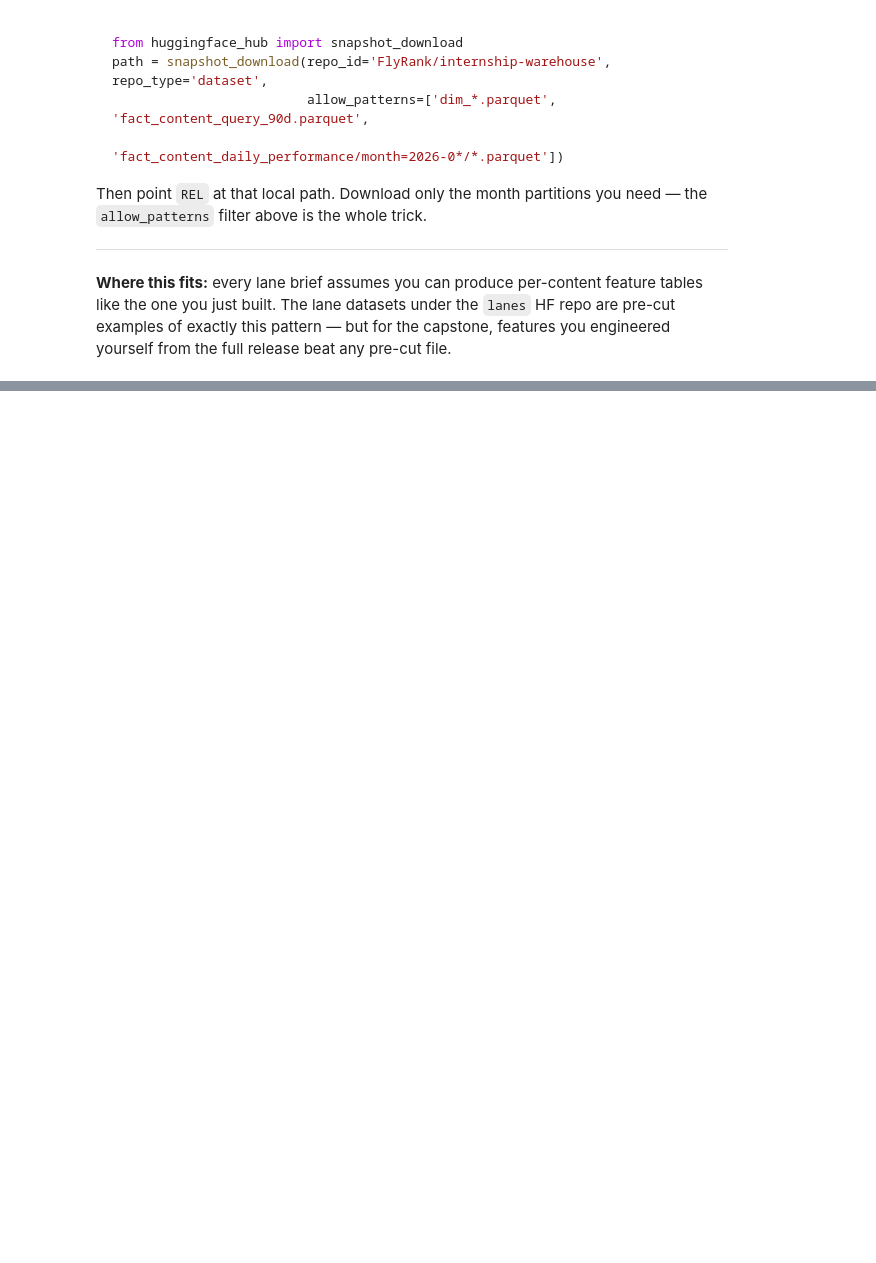
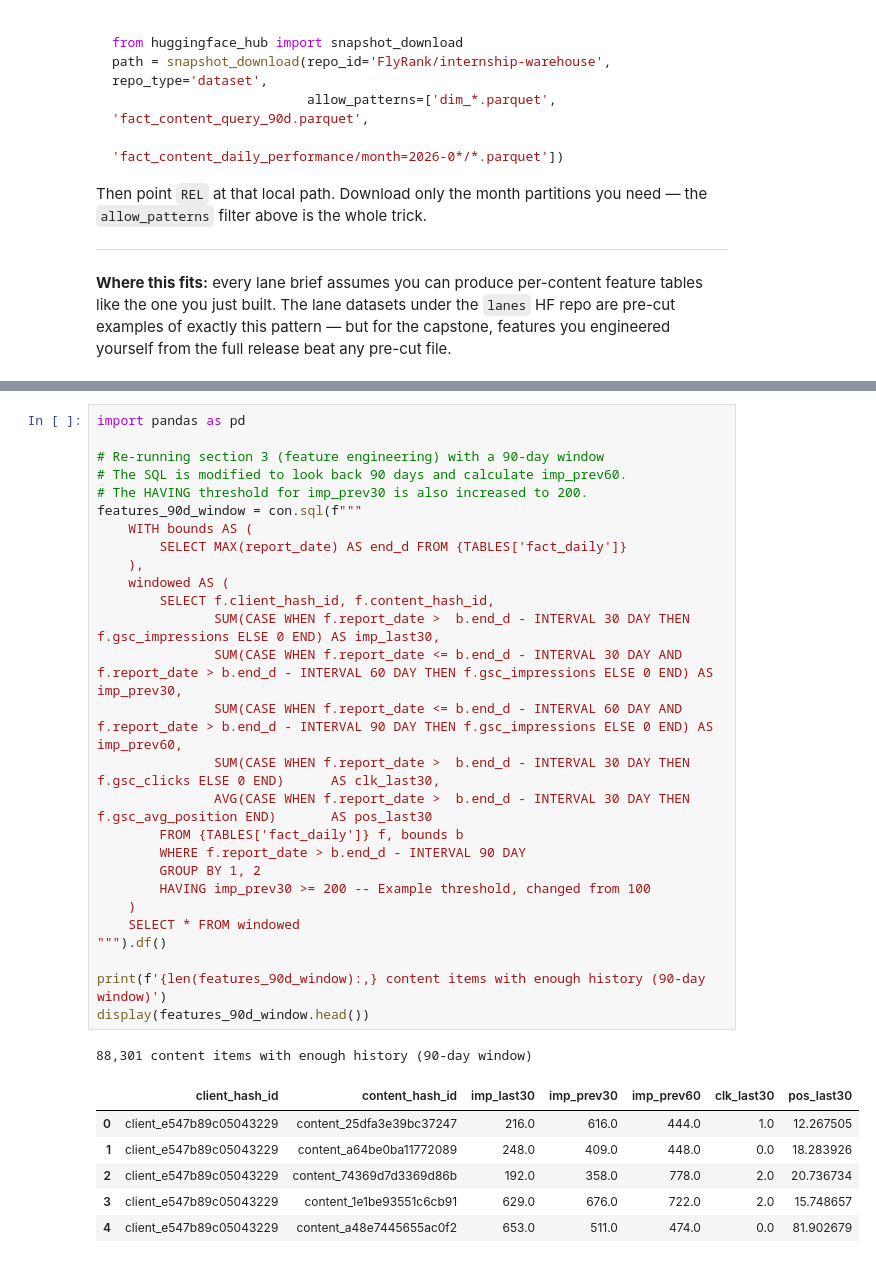
Before and after one commit to rish7186/flyrank-ml-internship-starter, a Jupyter notebook: notebooks/03_working_with_the_full_release.ipynb, the cells around one changed output, grey strips where cells are left out. Cells and saved outputs as stored; diff of their text form; blank space fills up the shorter version.

```diff
--- a/notebooks/03_working_with_the_full_release.ipynb
+++ b/notebooks/03_working_with_the_full_release.ipynb
@@ -173,0 +234,35 @@ release beat any pre-cut file.
+# %%
+import pandas as pd
+
+# Re-running section 3 (feature engineering) with a 90-day window
+# The SQL is modified to look back 90 days and calculate imp_prev60.
+# The HAVING threshold for imp_prev30 is also increased to 200.
+features_90d_window = con.sql(f"""
+    WITH bounds AS (
+        SELECT MAX(report_date) AS end_d FROM {TABLES['fact_daily']}
+    ),
+    windowed AS (
+        SELECT f.client_hash_id, f.content_hash_id,
+               SUM(CASE WHEN f.report_date >  b.end_d - INTERVAL 30 DAY THEN f.gsc_impressions ELSE 0 END) AS imp_last30,
+               SUM(CASE WHEN f.report_date <= b.end_d - INTERVAL 30 DAY AND f.report_date > b.end_d - INTERVAL 60 DAY THEN f.gsc_impressions ELSE 0 END) AS imp_prev30,
+               SUM(CASE WHEN f.report_date <= b.end_d - INTERVAL 60 DAY AND f.report_date > b.end_d - INTERVAL 90 DAY THEN f.gsc_impressions ELSE 0 END) AS imp_prev60,
+               SUM(CASE WHEN f.report_date >  b.end_d - INTERVAL 30 DAY THEN f.gsc_clicks ELSE 0 END)      AS clk_last30,
+               AVG(CASE WHEN f.report_date >  b.end_d - INTERVAL 30 DAY THEN f.gsc_avg_position END)       AS pos_last30
+        FROM {TABLES['fact_daily']} f, bounds b
+        WHERE f.report_date > b.end_d - INTERVAL 90 DAY
+        GROUP BY 1, 2
+        HAVING imp_prev30 >= 200 -- Example threshold, changed from 100
+    )
+    SELECT * FROM windowed
+""").df()
+
+print(f'{len(features_90d_window):,} content items with enough history (90-day window)')
+display(features_90d_window.head())
+# %% [output]
+88,301 content items with enough history (90-day window)
+|  | client_hash_id | content_hash_id | imp_last30 | imp_prev30 | imp_prev60 | clk_last30 | pos_last30 |
+| 0 | client_e547b89c05043229 | content_25dfa3e39bc37247 | 216.0 | 616.0 | 444.0 | 1.0 | 12.267505 |
+| 1 | client_e547b89c05043229 | content_a64be0ba11772089 | 248.0 | 409.0 | 448.0 | 0.0 | 18.283926 |
+| 2 | client_e547b89c05043229 | content_74369d7d3369d86b | 192.0 | 358.0 | 778.0 | 2.0 | 20.736734 |
+| 3 | client_e547b89c05043229 | content_1e1be93551c6cb91 | 629.0 | 676.0 | 722.0 | 2.0 | 15.748657 |
+| 4 | client_e547b89c05043229 | content_a48e7445655ac0f2 | 653.0 | 511.0 | 474.0 | 0.0 | 81.902679 |
```
Also changed, not shown: parts of 15 cells of this notebook.
